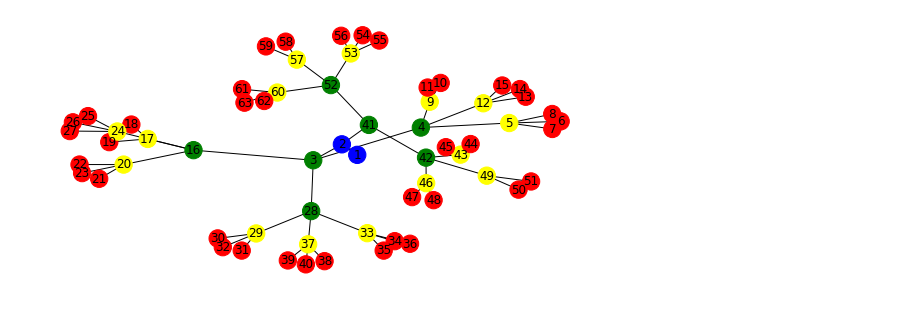
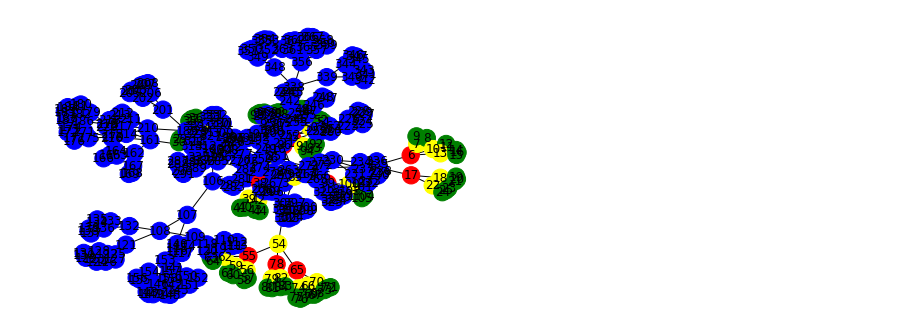
Before and after one commit to labase/nanite, a Jupyter notebook: src/ipnb/Nanite_Graph.ipynb, the cells around one changed output. Cells and saved outputs as stored; diff of their text form; code cells hidden in the pictures.

```diff
--- a/src/ipnb/Nanite_Graph.ipynb
+++ b/src/ipnb/Nanite_Graph.ipynb
@@ -13,47 +13,43 @@ class Mav(nx.Graph):
         #self.env = env
         super().__init__()
         self.node_name = 1
-        self.graph_depth = 6
+        self.graph_depth = 7
         self.mav_on = False
-        self.markers ="blue green yellow red".split()
-        pass
-
-
-        # More to come!
+        self.markers ="blue green yellow red yellow green".split()
 
     def do_edge(self, node, depth, mav=0):
         self.node_name += 1
+        mav_depth = 6
         name = self.node_name
         self.add_edge(node, name, color=mav if depth > 1 else "red")
         self.nodes[name]['color'] = self.markers[mav] # if depth > 1 else "red"
         depth -= 1
-        if (not self.mav_on) and (depth > 3):
+        if (not self.mav_on) and (depth < mav_depth):
             self.mav_on = True
             mav = 1
-        elif mav and (depth <3):
+        elif mav and (depth <mav_depth):
             mav += 1
         [self.do_edge(name, depth, mav=mav) for _ in range(0, random.randint(2,3)) if depth]
 
+    def add_edge(self, ori, dest, **kwargs):
+        super().add_edge(ori, dest, **kwargs)
+
     def build(self):
-        self.do_edge(self.node_name, 5)
+        self.do_edge(self.node_name, 7)
         self.nodes[1]['color'] = "blue"
         values = [self.nodes[node]["color"] for node in self.nodes()]
 
         #nx.draw(G, cmap=plt.get_cmap('jet'), node_color=values)
         nx.draw(self, with_labels=True, node_color=values)  #draws the networkx graph containing nodes which are declared till before
         plt.show()  # displays the networkx graph on matplotlib canvas
 
 
 def main():
-    import pandas as pd
-    # Setup
-    #random.seed(42)
-    #num_cashiers, num_servers, num_ushers = get_user_input()
     mav = Mav()
     mav.build()
 
 
 main()
 #scan()
 # %% [output]
-[figure, old version]
+[figure, new version]
```
